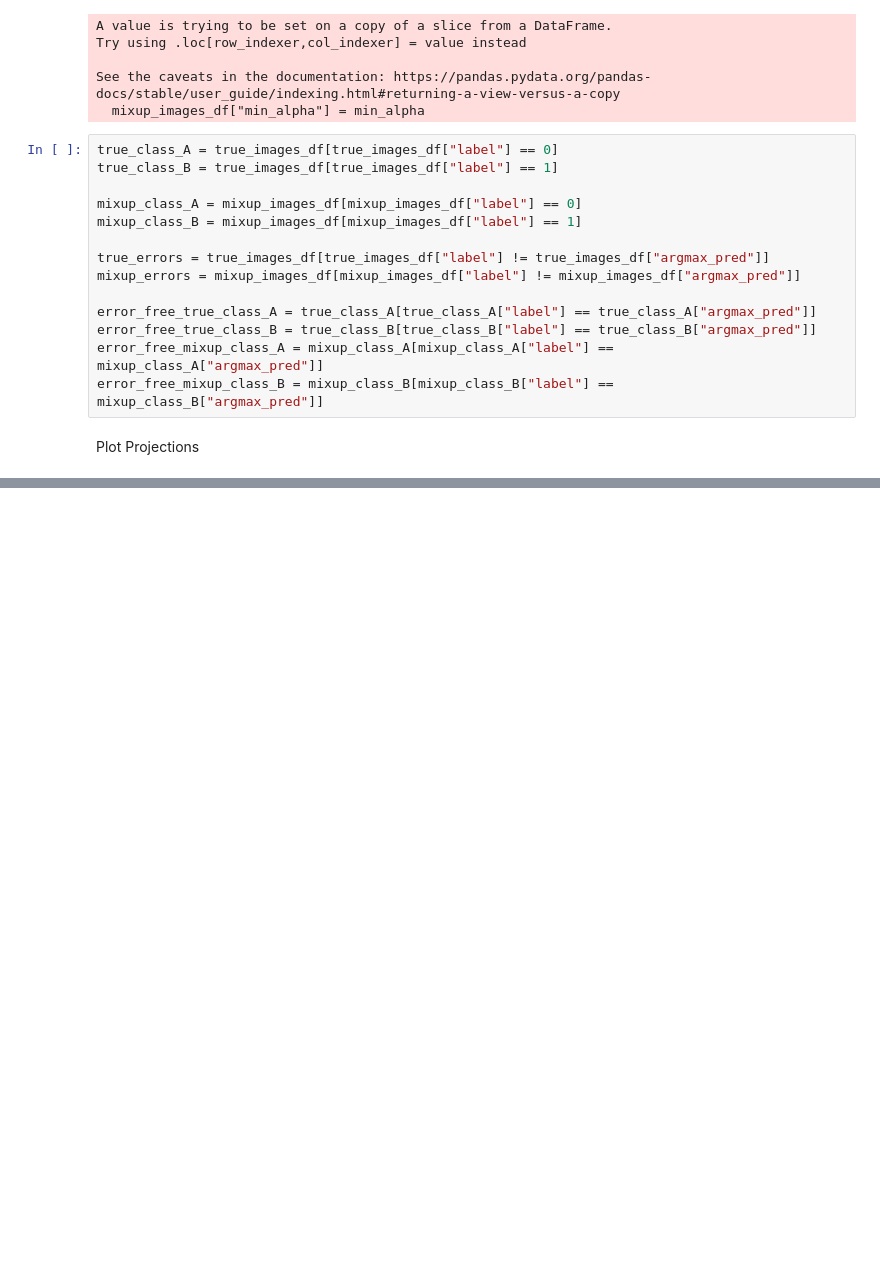
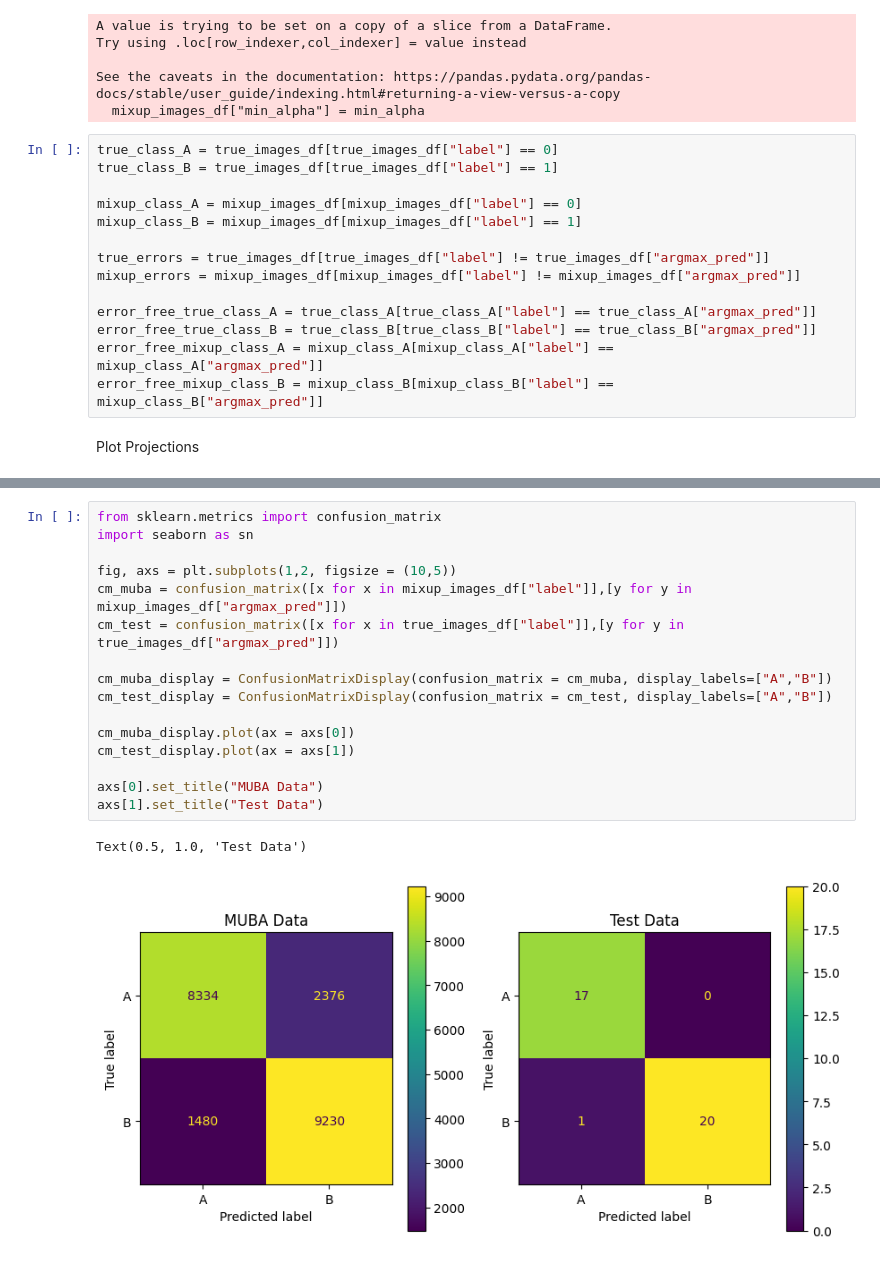
Before and after one commit to willpoulett/dimension_reduction_investigation, a Jupyter notebook: dim_reduction_2.ipynb, the cells around one changed output, grey strips where cells are left out. Drawn from its saved outputs; the diff is of its cells as text; blank space fills up the shorter version.

```diff
--- a/dim_reduction_2.ipynb
+++ b/dim_reduction_2.ipynb
@@ -375 +386,20 @@ Text(0.5, 1.0, 't-SNE Dimension Analysis')
+# %%
+from sklearn.metrics import confusion_matrix
+import seaborn as sn
+
+fig, axs = plt.subplots(1,2, figsize = (10,5))
+cm_muba = confusion_matrix([x for x in mixup_images_df["label"]],[y for y in mixup_images_df["argmax_pred"]])
+cm_test = confusion_matrix([x for x in true_images_df["label"]],[y for y in true_images_df["argmax_pred"]])
+
+cm_muba_display = ConfusionMatrixDisplay(confusion_matrix = cm_muba, display_labels=["A","B"])
+cm_test_display = ConfusionMatrixDisplay(confusion_matrix = cm_test, display_labels=["A","B"])
+
+cm_muba_display.plot(ax = axs[0])
+cm_test_display.plot(ax = axs[1])
+
+axs[0].set_title("MUBA Data")
+axs[1].set_title("Test Data")
+# %% [output]
+Text(0.5, 1.0, 'Test Data')
+[figure, added]
 # %%
```
Also changed, not shown: parts of 10 cells of this notebook, 1 other file.
